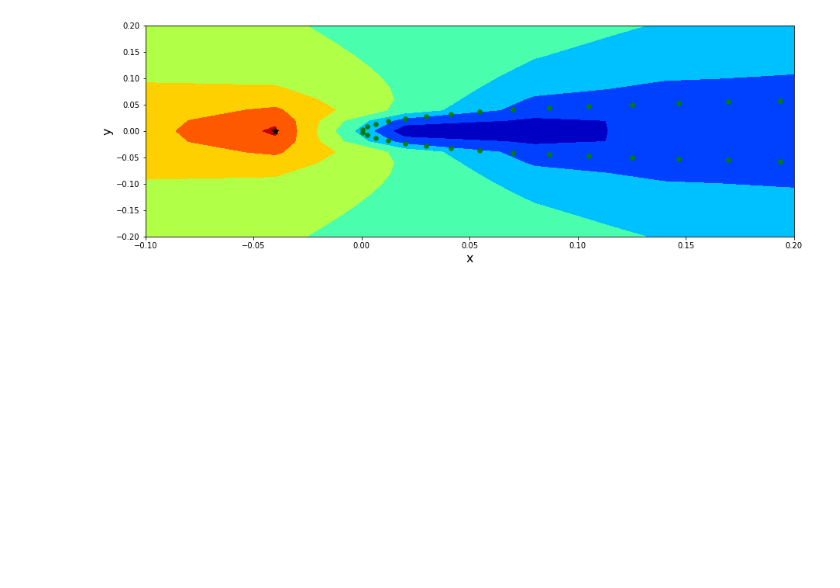
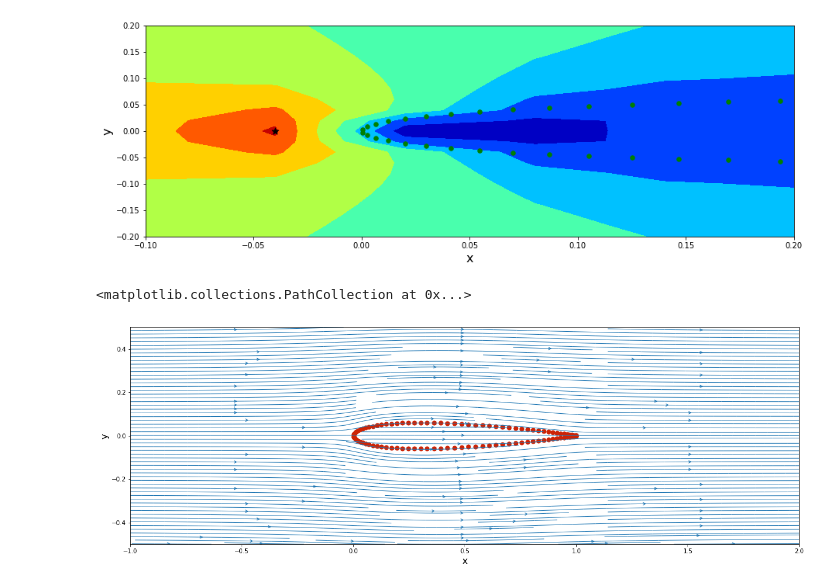
Before and after one commit to anmol035/mae6226, a Jupyter notebook: assignment_1.ipynb, the cells around one changed output. Drawn from its saved outputs; the diff is of its cells as text; code cells hidden in the pictures; blank space fills up the shorter version.

```diff
--- a/assignment_1.ipynb
+++ b/assignment_1.ipynb
@@ -109,3 +146,25 @@ pyplot.scatter(X[x_maxcp,y_maxcp],Y[x_maxcp,y_maxcp], color = 'black', s=80, mar
 # %% [output]
 <matplotlib.collections.PathCollection at 0x...>
 [figure]
+# %%
+
+u = numpy.zeros((M,M))
+v = numpy.zeros((M,M))
+for i in range (0,numpy.size(x_naca)-1):
+
+    u+=sigma_naca[i]/(2*numpy.pi)*(X-x_naca[i])/((X-x_naca[i])**2+(Y-y_naca[i])**2)
+    v+= sigma_naca[i]/(2*numpy.pi)*(Y-y_naca[i])/((X-x_naca[i])**2+(Y-y_naca[i])**2)
+
+U2=u_free+u
+V2=v_free+v
+size = 20
+pyplot.figure(figsize = (size, (y_end-y_begin)/(x_end - x_begin)*size))
+pyplot.xlabel('x',fontsize = 16)
+pyplot.ylabel('y',fontsize = 16)
+pyplot.xlim(x_begin,x_end)
+pyplot.ylim(y_begin,y_end)
+pyplot.streamplot(X,Y,U2,V2, density = 2, linewidth=1, arrowsize=1, arrowstyle='->')
+pyplot.scatter(x_naca ,y_naca, color = '#CD2305', s=50, marker = 'o')
+# %% [output]
+<matplotlib.collections.PathCollection at 0x...>
+[figure, added]
```
Also changed, not shown: parts of 4 cells of this notebook.
